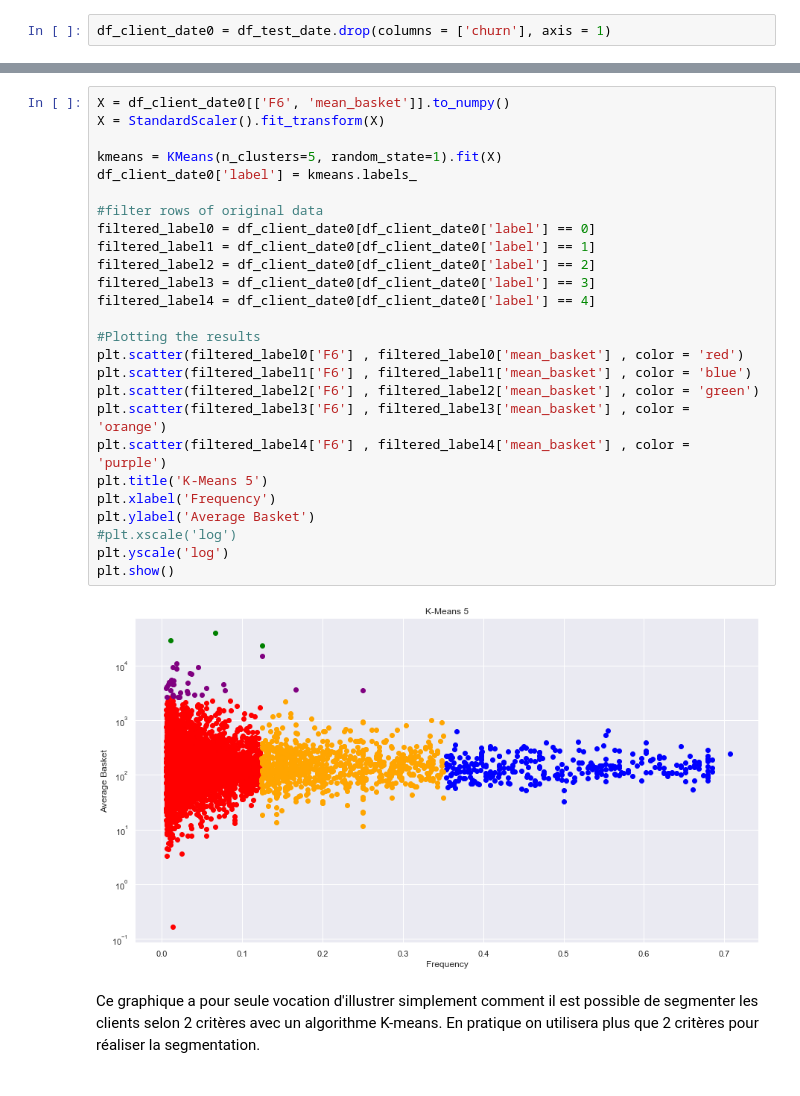
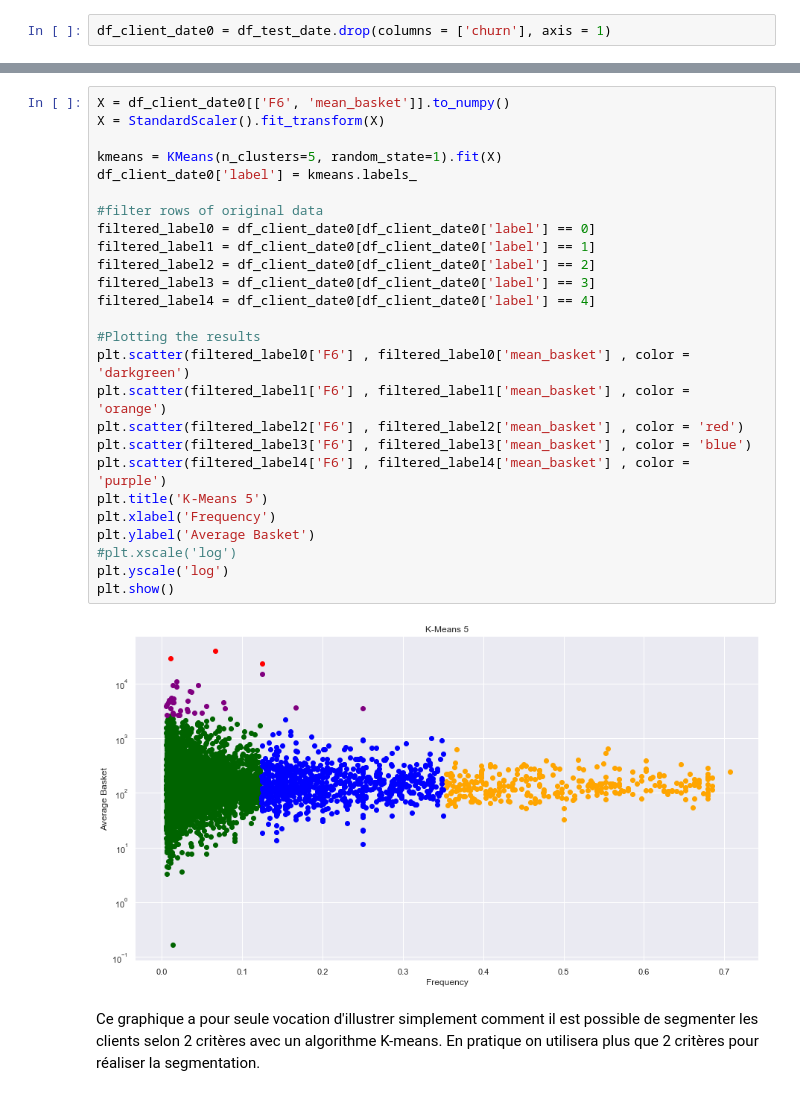
Before and after one commit to WallerandPgt/Churn_Detection, a Jupyter notebook: churn_notebook.ipynb, the cells around one changed output, grey strips where cells are left out. Drawn from its saved outputs; the diff is of its cells as text.

```diff
--- a/churn_notebook.ipynb
+++ b/churn_notebook.ipynb
@@ -630,30 +615,30 @@ df_client_date0.head()
 # %%
 X = df_client_date0[['F6', 'mean_basket']].to_numpy()
 X = StandardScaler().fit_transform(X)
 
 kmeans = KMeans(n_clusters=5, random_state=1).fit(X)
 df_client_date0['label'] = kmeans.labels_
 
 #filter rows of original data
 filtered_label0 = df_client_date0[df_client_date0['label'] == 0]
 filtered_label1 = df_client_date0[df_client_date0['label'] == 1]
 filtered_label2 = df_client_date0[df_client_date0['label'] == 2]
 filtered_label3 = df_client_date0[df_client_date0['label'] == 3]
 filtered_label4 = df_client_date0[df_client_date0['label'] == 4]
 
 #Plotting the results
-plt.scatter(filtered_label0['F6'] , filtered_label0['mean_basket'] , color = 'red')
-plt.scatter(filtered_label1['F6'] , filtered_label1['mean_basket'] , color = 'blue')
-plt.scatter(filtered_label2['F6'] , filtered_label2['mean_basket'] , color = 'green')
-plt.scatter(filtered_label3['F6'] , filtered_label3['mean_basket'] , color = 'orange')
+plt.scatter(filtered_label0['F6'] , filtered_label0['mean_basket'] , color = 'darkgreen')
+plt.scatter(filtered_label1['F6'] , filtered_label1['mean_basket'] , color = 'orange')
+plt.scatter(filtered_label2['F6'] , filtered_label2['mean_basket'] , color = 'red')
+plt.scatter(filtered_label3['F6'] , filtered_label3['mean_basket'] , color = 'blue')
 plt.scatter(filtered_label4['F6'] , filtered_label4['mean_basket'] , color = 'purple')
 plt.title('K-Means 5')
 plt.xlabel('Frequency')
 plt.ylabel('Average Basket')
 #plt.xscale('log')
 plt.yscale('log')
 plt.show()
 # %% [output]
-[figure, old version]
+[figure, new version]
 # %% [markdown]
 Ce graphique a pour seule vocation d'illustrer simplement comment il est possible de segmenter les clients selon 2 critères avec un algorithme K-means. En pratique on utilisera plus que 2 critères pour réaliser la segmentation.
```
Also changed, not shown: parts of 14 cells of this notebook, 1 other file.
